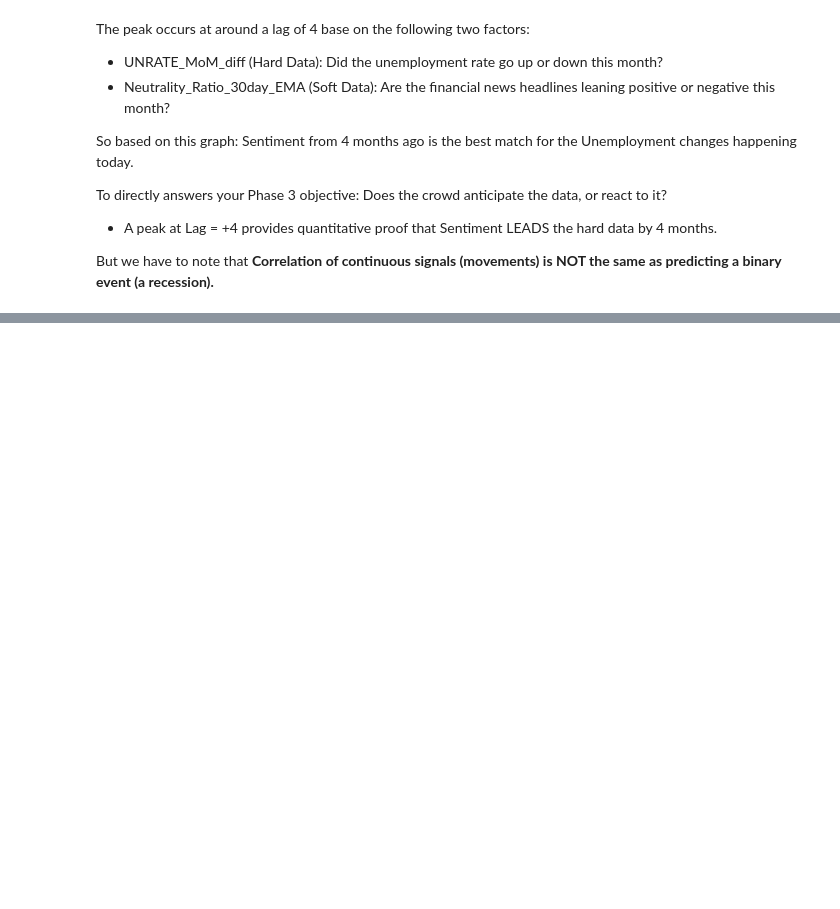
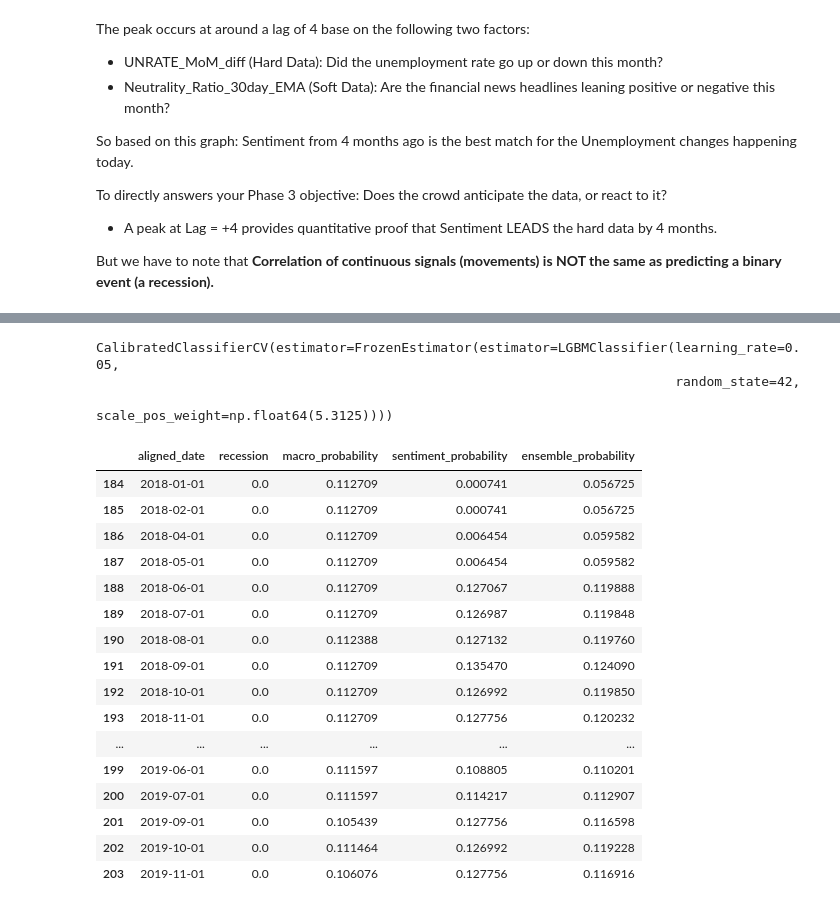
Before and after one commit to pearchew/recession_lookback, a Jupyter notebook: notebooks/03_conclusion_synthesis_and_ensemble.ipynb, the cells around one changed output, grey strips where cells are left out. Cells and saved outputs as stored; diff of their text form; code cells hidden in the pictures; blank space fills up the shorter version.

```diff
--- a/notebooks/03_conclusion_synthesis_and_ensemble.ipynb
+++ b/notebooks/03_conclusion_synthesis_and_ensemble.ipynb
@@ -66,0 +88,9 @@ But we have to note that **Correlation of continuous signals (movements) is NOT
+# %%
+from sklearn.calibration import CalibratedClassifierCV
+from sklearn.frozen import FrozenEstimator
+frozen_macro_model = FrozenEstimator(macro_model)
+calibrated_macro = CalibratedClassifierCV(
+    estimator=frozen_macro_model,
+    method='sigmoid'
+)
+calibrated_macro.fit(macro_training_unseen_x, macro_training_unseen_y)
@@ -66,0 +115,13 @@ But we have to note that **Correlation of continuous signals (movements) is NOT
+# %%
+from sklearn.calibration import CalibratedClassifierCV
+from sklearn.frozen import FrozenEstimator
+frozen_sentiment_model = FrozenEstimator(sentiment_model)
+calibrated_sentiment = CalibratedClassifierCV(
+    estimator=frozen_sentiment_model,
+    method='sigmoid'
+)
+calibrated_sentiment.fit(sentiment_training_unseen_x, sentiment_training_unseen_y)
+# %% [output]
+CalibratedClassifierCV(estimator=FrozenEstimator(estimator=LGBMClassifier(learning_rate=0.05,
+                                                                          random_state=42,
+                                                                          scale_pos_weight=np.float64(5.3125))))
@@ -66,0 +136,20 @@ But we have to note that **Correlation of continuous signals (movements) is NOT
+# %%
+proba_table.head(20)
+# %% [output]
+|  | aligned_date | recession | macro_probability | sentiment_probability | ensemble_probability |
+| 184 | 2018-01-01 | 0.0 | 0.112709 | 0.000741 | 0.056725 |
+| 185 | 2018-02-01 | 0.0 | 0.112709 | 0.000741 | 0.056725 |
+| 186 | 2018-04-01 | 0.0 | 0.112709 | 0.006454 | 0.059582 |
+| 187 | 2018-05-01 | 0.0 | 0.112709 | 0.006454 | 0.059582 |
+| 188 | 2018-06-01 | 0.0 | 0.112709 | 0.127067 | 0.119888 |
+| 189 | 2018-07-01 | 0.0 | 0.112709 | 0.126987 | 0.119848 |
+| 190 | 2018-08-01 | 0.0 | 0.112388 | 0.127132 | 0.119760 |
+| 191 | 2018-09-01 | 0.0 | 0.112709 | 0.135470 | 0.124090 |
+| 192 | 2018-10-01 | 0.0 | 0.112709 | 0.126992 | 0.119850 |
+| 193 | 2018-11-01 | 0.0 | 0.112709 | 0.127756 | 0.120232 |
+| ... | ... | ... | ... | ... | ... |
+| 199 | 2019-06-01 | 0.0 | 0.111597 | 0.108805 | 0.110201 |
+| 200 | 2019-07-01 | 0.0 | 0.111597 | 0.114217 | 0.112907 |
+| 201 | 2019-09-01 | 0.0 | 0.105439 | 0.127756 | 0.116598 |
+| 202 | 2019-10-01 | 0.0 | 0.111464 | 0.126992 | 0.119228 |
+| 203 | 2019-11-01 | 0.0 | 0.106076 | 0.127756 | 0.116916 |
```
Also changed, not shown: parts of 7 cells of this notebook, 3 other files.
